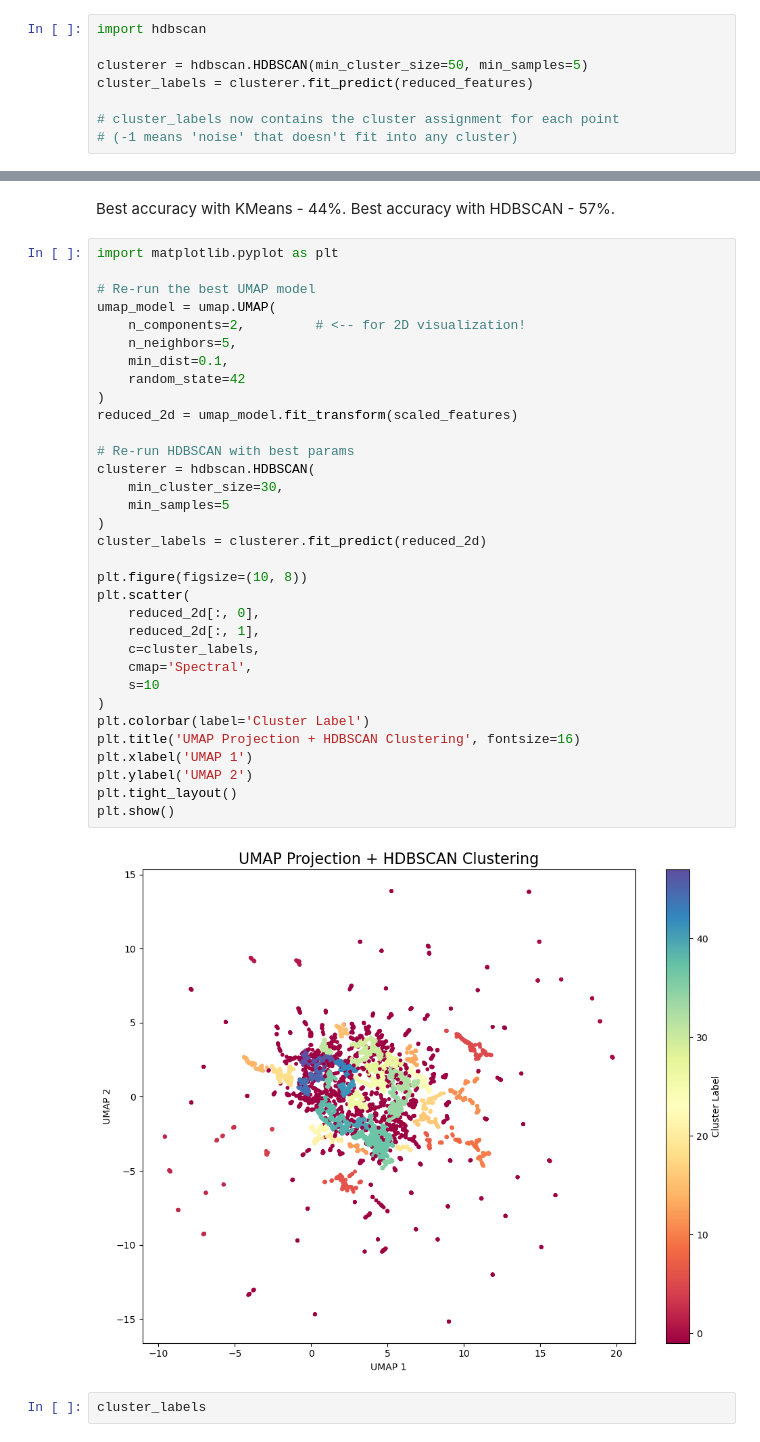
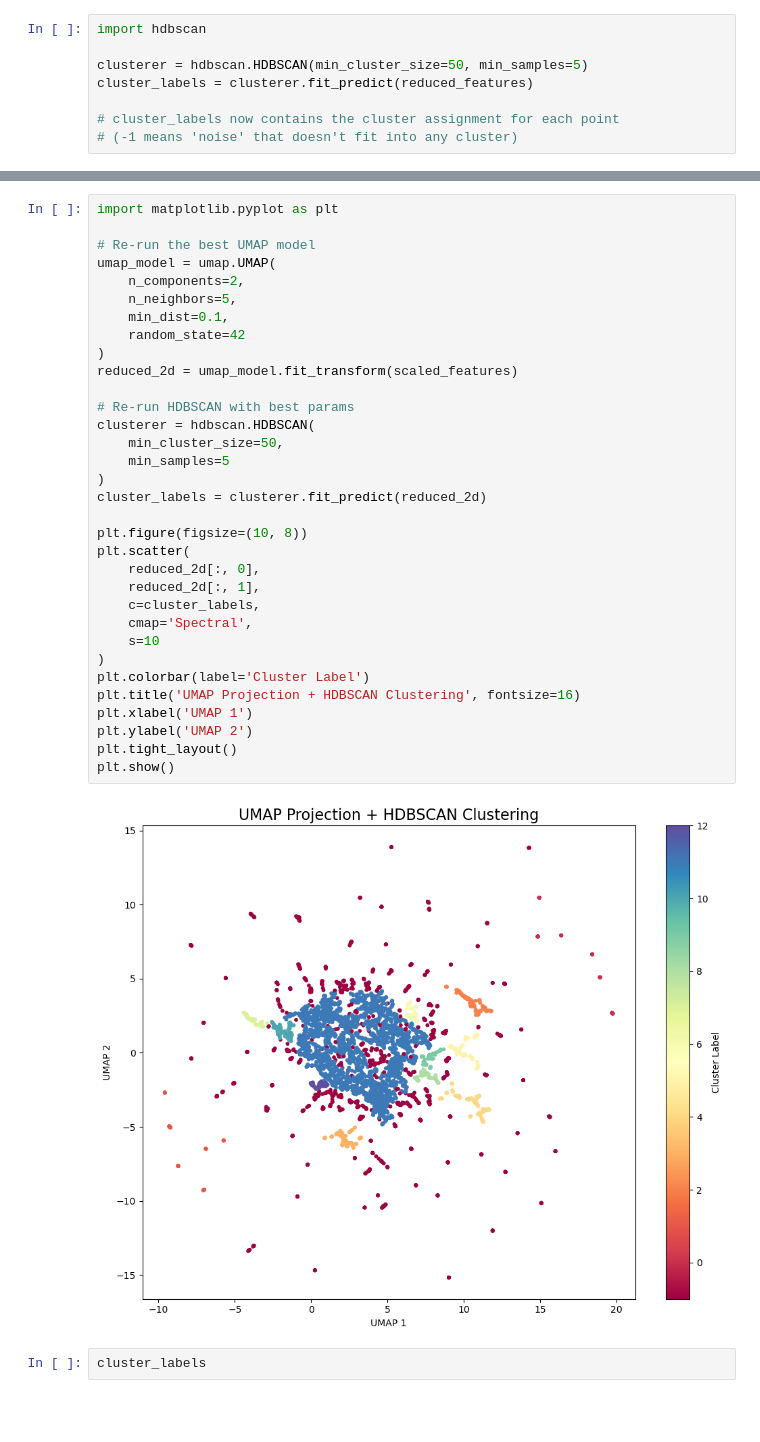
Before and after one commit to PaulHBartley/DTSA-5510, a Jupyter notebook: DTSA-5510_final_project.ipynb, the cells around one changed output, grey strips where cells are left out. Cells and saved outputs as stored; diff of their text form; blank space fills up the shorter version.

```diff
--- a/DTSA-5510_final_project.ipynb
+++ b/DTSA-5510_final_project.ipynb
@@ -426,43 +433,41 @@ accuracy = accuracy_score(metadata_df['species'][mask], predicted_species[mask])
 print(f"HDBSCAN Clustering Accuracy (on clustered points): {accuracy:.2f}")
 # %% [output]
 HDBSCAN Clustering Accuracy (on clustered points): 0.57
-# %% [markdown]
-Best accuracy with KMeans - 44%. Best accuracy with HDBSCAN - 57%.
 # %%
 import matplotlib.pyplot as plt
 
 # Re-run the best UMAP model
 umap_model = umap.UMAP(
-    n_components=2,         # <-- for 2D visualization!
+    n_components=2,
     n_neighbors=5,
     min_dist=0.1,
     random_state=42
 )
 reduced_2d = umap_model.fit_transform(scaled_features)
 
 # Re-run HDBSCAN with best params
 clusterer = hdbscan.HDBSCAN(
-    min_cluster_size=30,
+    min_cluster_size=50,
     min_samples=5
 )
 cluster_labels = clusterer.fit_predict(reduced_2d)
 
 plt.figure(figsize=(10, 8))
 plt.scatter(
     reduced_2d[:, 0],
     reduced_2d[:, 1],
     c=cluster_labels,
     cmap='Spectral',
     s=10
 )
 plt.colorbar(label='Cluster Label')
 plt.title('UMAP Projection + HDBSCAN Clustering', fontsize=16)
 plt.xlabel('UMAP 1')
 plt.ylabel('UMAP 2')
 plt.tight_layout()
 plt.show()
 # %% [output]
-[figure, old version]
+[figure, new version]
 # %%
 cluster_labels
 # %% [output]
```
Also changed, not shown: parts of 12 cells of this notebook.
